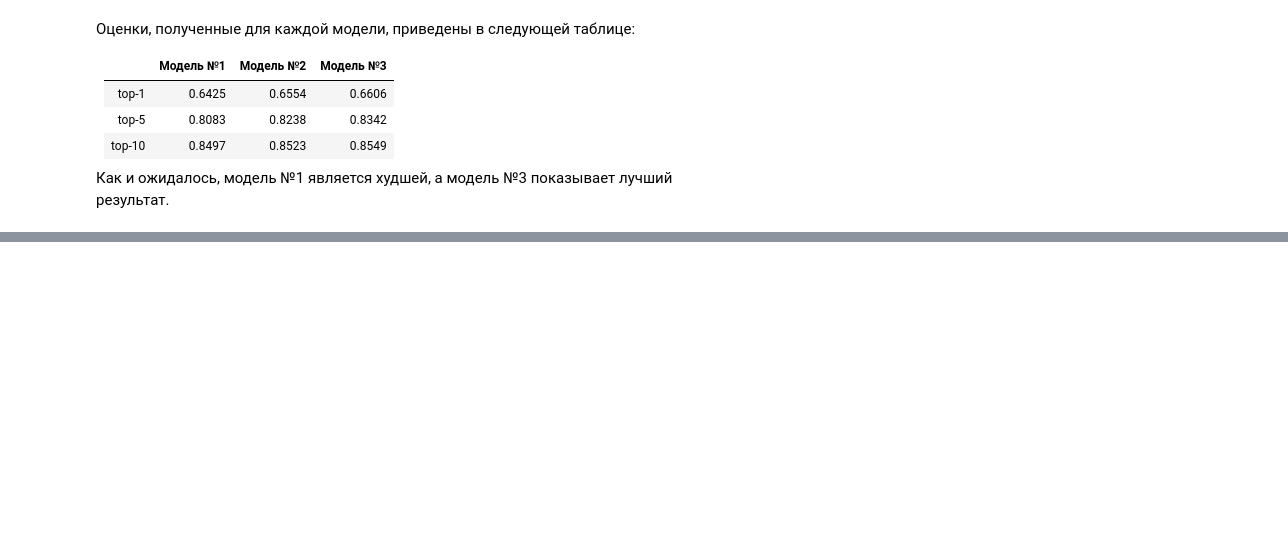
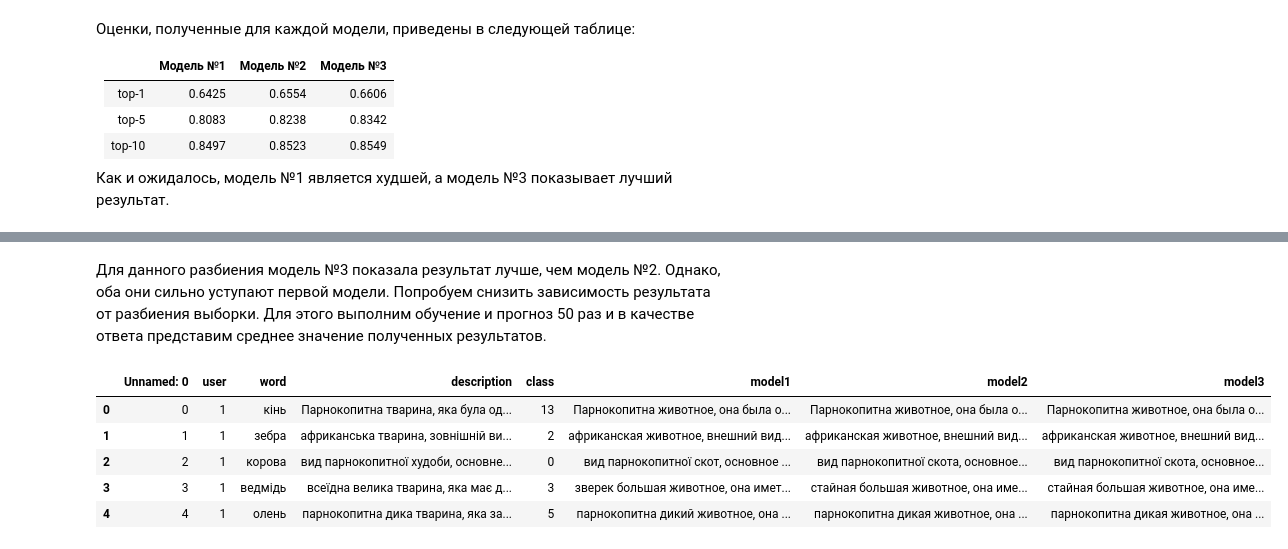
Before and after one commit to khritova-kate/Elements-of-ML, a Jupyter notebook: KhritovaEA_ML_project.ipynb, the cells around one changed output, grey strips where cells are left out. Cells and saved outputs as stored; diff of their text form; code cells hidden in the pictures; blank space fills up the shorter version.

```diff
--- a/KhritovaEA_ML_project.ipynb
+++ b/KhritovaEA_ML_project.ipynb
@@ -337,0 +638,11 @@ prescision_top10 = precision(uk_ru_test, np.matmul(X_test, W), 10)
+# %% [markdown]
+Для данного разбиения модель №3 показала результат лучше, чем модель №2. Однако, оба они сильно уступают первой модели. Попробуем снизить зависимость результата от разбиения выборки. Для этого выполним обучение и прогноз 50 раз и в качестве ответа представим среднее значение полученных результатов.
+# %%
+df[:5]
+# %% [output]
+|  | Unnamed: 0 | user | word | description | class | model1 | model2 | model3 |
+| 0 | 0 | 1 | кінь | Парнокопитна тварина, яка була од... | 13 | Парнокопитна животное, она была о... | Парнокопитна животное, она была о... | Парнокопитна животное, она была о... |
+| 1 | 1 | 1 | зебра | африканська тварина, зовнішній ви... | 2 | африканская животное, внешний вид... | африканская животное, внешний вид... | африканская животное, внешний вид... |
+| 2 | 2 | 1 | корова | вид парнокопитної худоби, основне... | 0 | вид парнокопитної скот, основное ... | вид парнокопитної скота, основное... | вид парнокопитної скота, основное... |
+| 3 | 3 | 1 | ведмідь | всеїдна велика тварина, яка має д... | 3 | зверек большая животное, она имет... | стайная большая животное, она име... | стайная большая животное, она име... |
+| 4 | 4 | 1 | олень | парнокопитна дика тварина, яка за... | 5 | парнокопитна дикий животное, она ... | парнокопитна дикая животное, она ... | парнокопитна дикая животное, она ... |
```
Also changed, not shown: parts of 48 cells of this notebook, 1 other file.
